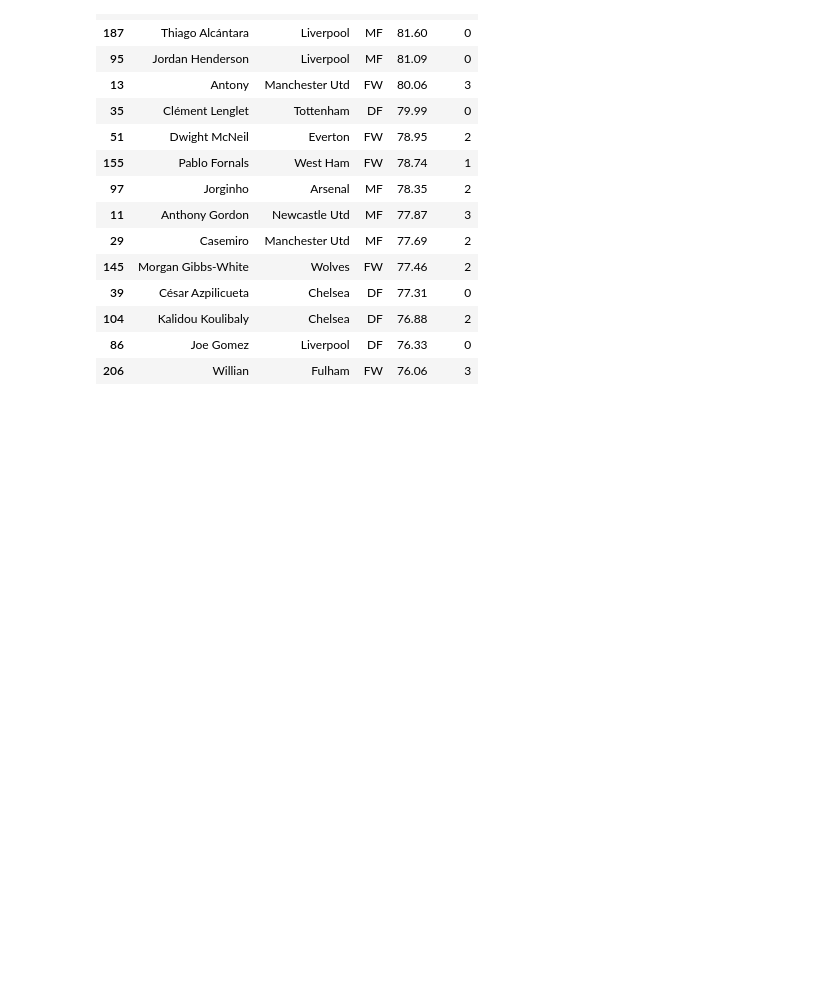
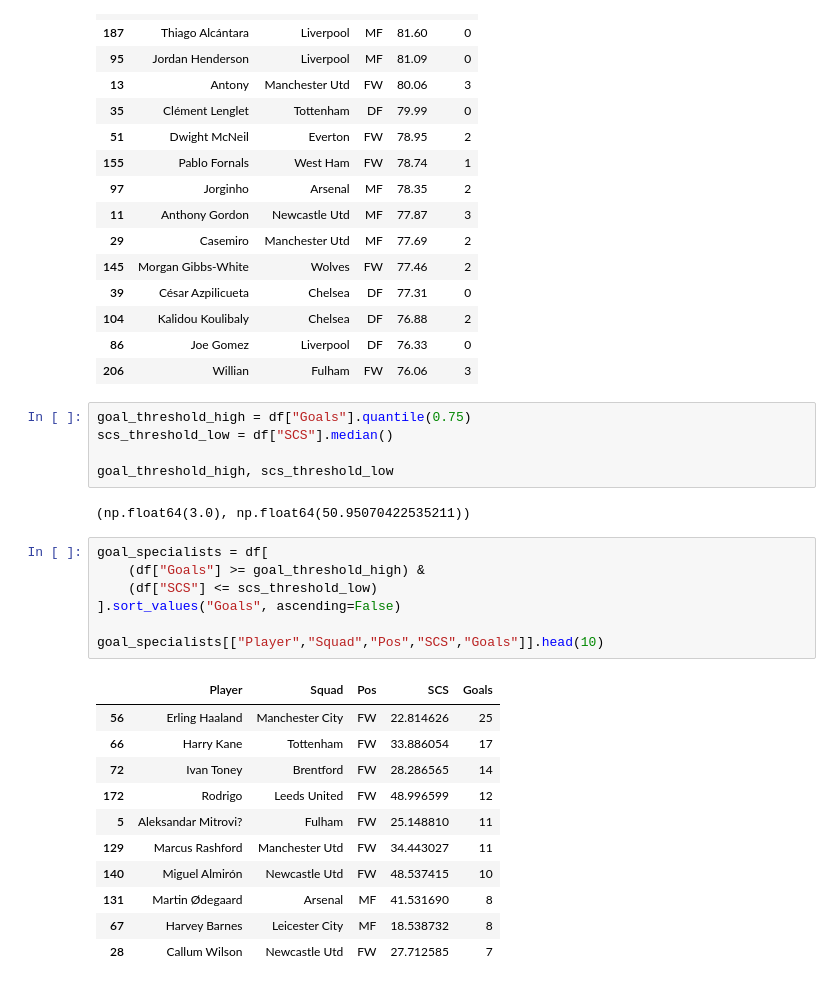
Before and after one commit to lokesh-sangwan/invisible-11, a Jupyter notebook: notebooks/data_exploration.ipynb, the cells around one changed output. Drawn from its saved outputs; the diff is of its cells as text; blank space fills up the shorter version.

Commit message:
Add invisible contributors and goal specialist insight analysis

```diff
--- a/notebooks/data_exploration.ipynb
+++ b/notebooks/data_exploration.ipynb
@@ -408,3 +408,29 @@ invisible_players[["Player","Squad","Pos","SCS","Goals"]].head(15)
 | 104 | Kalidou Koulibaly | Chelsea | DF | 76.88 | 2 |
 | 86 | Joe Gomez | Liverpool | DF | 76.33 | 0 |
 | 206 | Willian | Fulham | FW | 76.06 | 3 |
+# %%
+goal_threshold_high = df["Goals"].quantile(0.75)
+scs_threshold_low = df["SCS"].median()
+
+goal_threshold_high, scs_threshold_low
+# %% [output]
+(np.float64(3.0), np.float64(50.95070422535211))
+# %%
+goal_specialists = df[
+    (df["Goals"] >= goal_threshold_high) &
+    (df["SCS"] <= scs_threshold_low)
+].sort_values("Goals", ascending=False)
+
+goal_specialists[["Player","Squad","Pos","SCS","Goals"]].head(10)
+# %% [output]
+|  | Player | Squad | Pos | SCS | Goals |
+| 56 | Erling Haaland | Manchester City | FW | 22.814626 | 25 |
+| 66 | Harry Kane | Tottenham | FW | 33.886054 | 17 |
+| 72 | Ivan Toney | Brentford | FW | 28.286565 | 14 |
+| 172 | Rodrigo | Leeds United | FW | 48.996599 | 12 |
+| 5 | Aleksandar Mitrovi? | Fulham | FW | 25.148810 | 11 |
+| 129 | Marcus Rashford | Manchester Utd | FW | 34.443027 | 11 |
+| 140 | Miguel Almirón | Newcastle Utd | FW | 48.537415 | 10 |
+| 131 | Martin Ødegaard | Arsenal | MF | 41.531690 | 8 |
+| 67 | Harvey Barnes | Leicester City | MF | 18.538732 | 8 |
+| 28 | Callum Wilson | Newcastle Utd | FW | 27.712585 | 7 |
```
